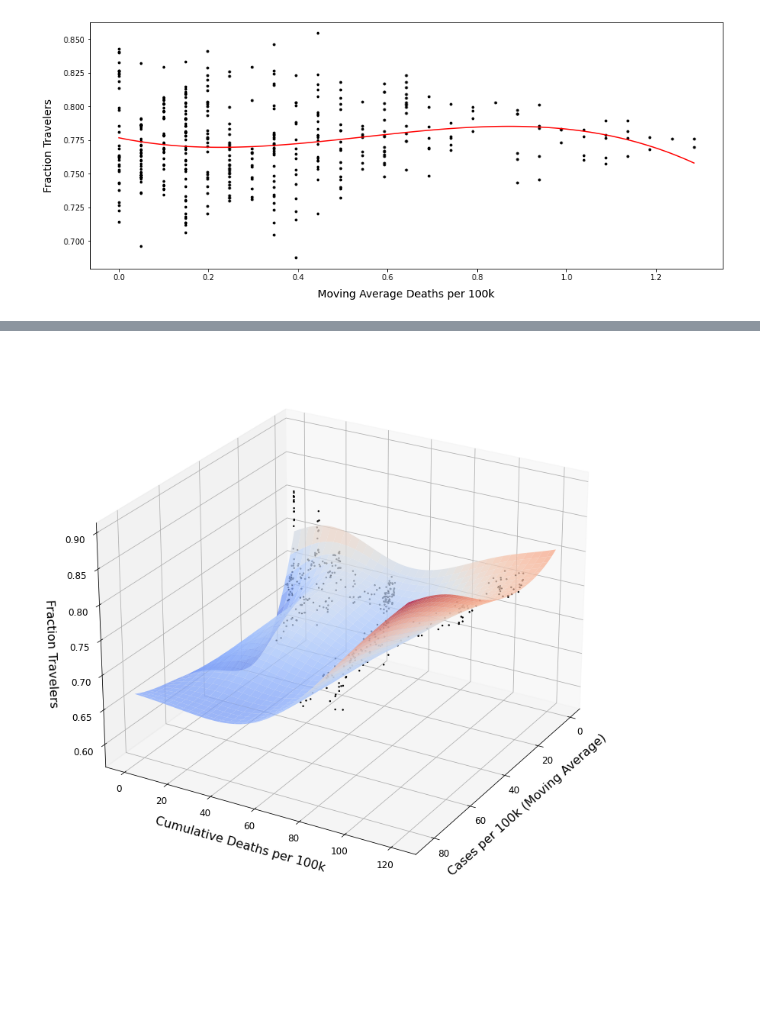
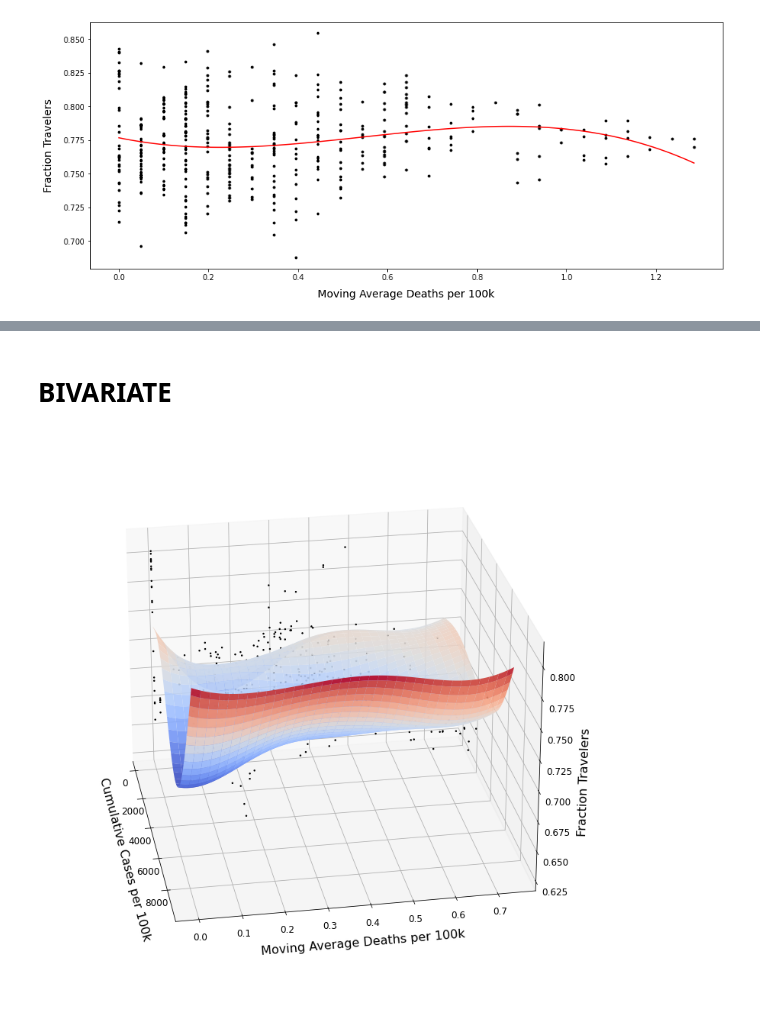
Before and after one commit to mrepasky3/ISYE6416-Spring2021-Project, a Jupyter notebook: Splines.ipynb, the cells around one changed output, grey strips where cells are left out. Drawn from its saved outputs; the diff is of its cells as text; code cells hidden in the pictures; blank space fills up the shorter version.

```diff
--- a/Splines.ipynb
+++ b/Splines.ipynb
@@ -150,0 +186,5 @@ for i in range(len(chatham_X.columns)):
+# %%
+dates, state_y, state_X, feature_labels = covid_feature_extraction.state_extraction("Short")
+state_smoothing = [0.4,0.3,0.3,0.5,0.2,0.5]
+for i in range(len(state_X.columns)):
+    spline_wrapper(state_X, state_y, state_X.columns[i], feature_labels[i], state_smoothing[i], "Fraction Short Trips")
@@ -150,0 +198,5 @@ for i in range(len(chatham_X.columns)):
+# %%
+dates, fulton_y, fulton_X, feature_labels = covid_feature_extraction.county_extraction("Fulton","Short")
+fulton_smoothing = [0.4,0.3,0.3,0.5,0.25,0.5]
+for i in range(len(fulton_X.columns)):
+    spline_wrapper(fulton_X, fulton_y, fulton_X.columns[i], feature_labels[i], fulton_smoothing[i], "Fraction Short Trips")
@@ -150,0 +210,5 @@ for i in range(len(chatham_X.columns)):
+# %%
+dates, lowndes_y, lowndes_X, feature_labels = covid_feature_extraction.county_extraction("Lowndes","Short")
+lowndes_smoothing = [0.4,0.3,0.3,0.5,0.25,0.5]
+for i in range(len(lowndes_X.columns)):
+    spline_wrapper(lowndes_X, lowndes_y, lowndes_X.columns[i], feature_labels[i], lowndes_smoothing[i], "Fraction Short Trips")
@@ -150,0 +222,5 @@ for i in range(len(chatham_X.columns)):
+# %%
+dates, chatham_y, chatham_X, feature_labels = covid_feature_extraction.county_extraction("Chatham","Short")
+chatham_smoothing = [0.4,0.3,0.3,0.5,0.25,0.5]
+for i in range(len(chatham_X.columns)):
+    spline_wrapper(chatham_X, chatham_y, chatham_X.columns[i], feature_labels[i], chatham_smoothing[i], "Fraction Short Trips")
@@ -151,32 +234,36 @@ for i in range(len(chatham_X.columns)):
+# %% [markdown]
+# BIVARIATE
 # %%
-spline = interpolate.Rbf(fulton_X["moving_avg_total_cases"]/max(fulton_X["moving_avg_total_cases"]),
-                         fulton_X["death_cum"]/max(fulton_X["death_cum"]),
+spline = interpolate.Rbf(fulton_X["total_cases_cum"]/max(fulton_X["total_cases_cum"]),
+                         fulton_X["moving_avg_deaths"]/max(fulton_X["moving_avg_deaths"]),
                          fulton_y,smooth=.01,epsilon=.5)
 
 x1_range = np.arange(0,1.05,0.01)
 x2_range = np.arange(0,1.05,0.01)
 x1_range, x2_range = np.meshgrid(x1_range, x2_range, indexing='xy')
 
 new_Z = spline(x1_range, x2_range)
 
 fig = plt.figure(figsize=(10,10))
 ax = Axes3D(fig)
 
-ax.plot_surface(x1_range * max(fulton_X["moving_avg_total_cases"]), x2_range * max(fulton_X["death_cum"]),
-                new_Z, cmap=cm.coolwarm, linewidth=0, antialiased=True,alpha=0.75)
-ax.scatter(fulton_X["moving_avg_total_cases"],fulton_X["death_cum"],fulton_y,s=2,color='k',alpha=1)
+ax.scatter(fulton_X["total_cases_cum"],fulton_X["moving_avg_deaths"],fulton_y,s=2,color='k',alpha=1)
+ax.plot_surface(x1_range * max(fulton_X["total_cases_cum"]), x2_range * max(fulton_X["moving_avg_deaths"]),
+                new_Z, cmap=cm.coolwarm, linewidth=0, antialiased=True,alpha=.9)
 
-ax.set_xlabel("Cases per 100k (Moving Average)",fontsize=16,labelpad=10)
-ax.set_ylabel("Cumulative Deaths per 100k",fontsize=16,labelpad=12)
+ax.set_xlabel("Cumulative Cases per 100k",fontsize=16,labelpad=10)
+ax.set_ylabel("Moving Average Deaths per 100k",fontsize=16,labelpad=12)
 ax.set_zlabel("Fraction Travelers",fontsize=16,labelpad=16)
 
 plt.xticks(fontsize=12)
 plt.yticks(fontsize=12)
 for t in ax.zaxis.get_major_ticks(): t.label.set_fontsize(12)
 ax.tick_params(axis='z', which='major', pad=8)
 
 ax.elev = 25
-ax.azim = 30
+for i in range(36):
+    ax.azim = 10*i
+    plt.savefig("movies/fulton_spline_angle{:02d}.png".format(i))
 plt.show()
 # %% [output]
-[figure, old version]
+[figure, new version]
```
Also changed, not shown: parts of 25 cells of this notebook, 3 other files.
